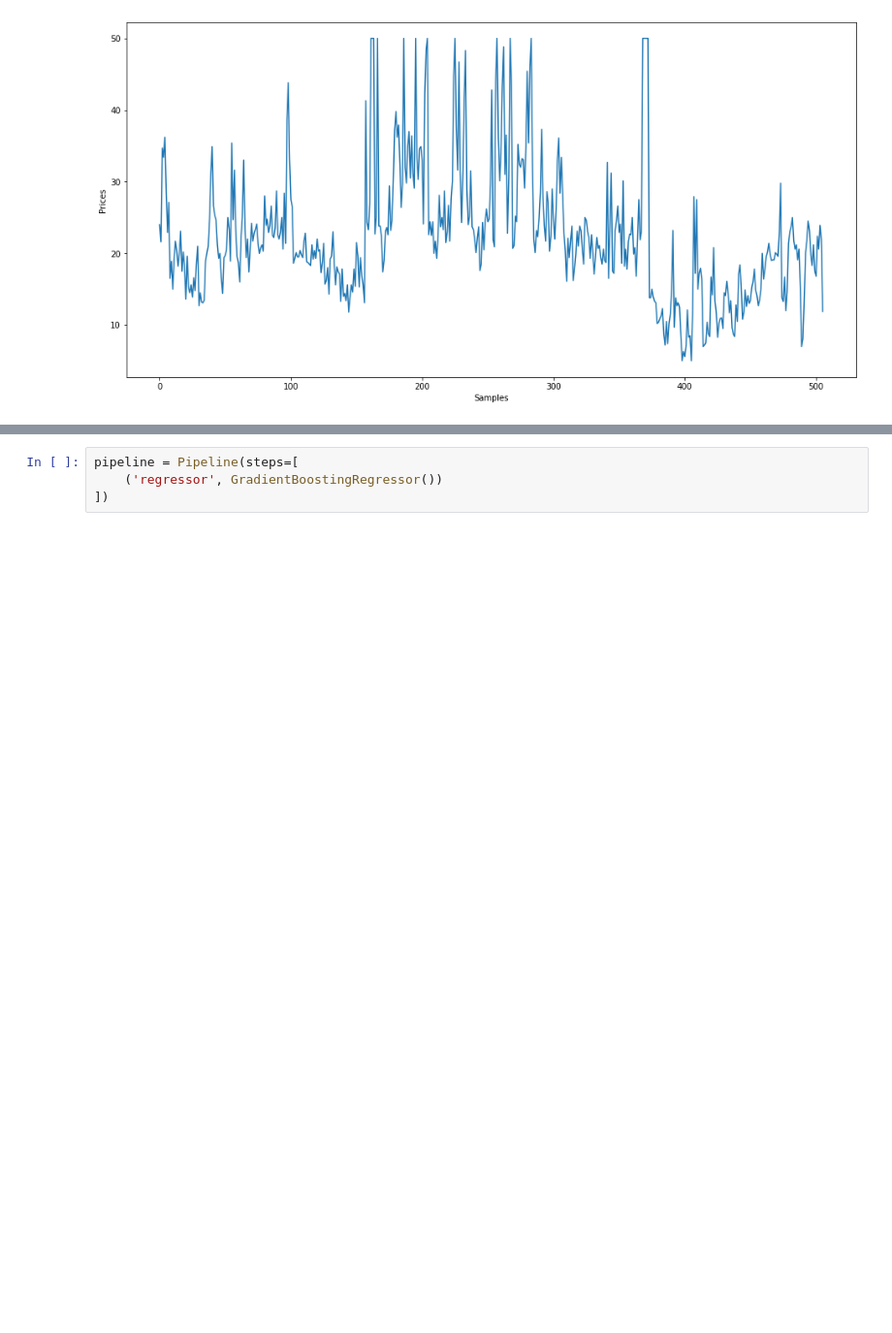
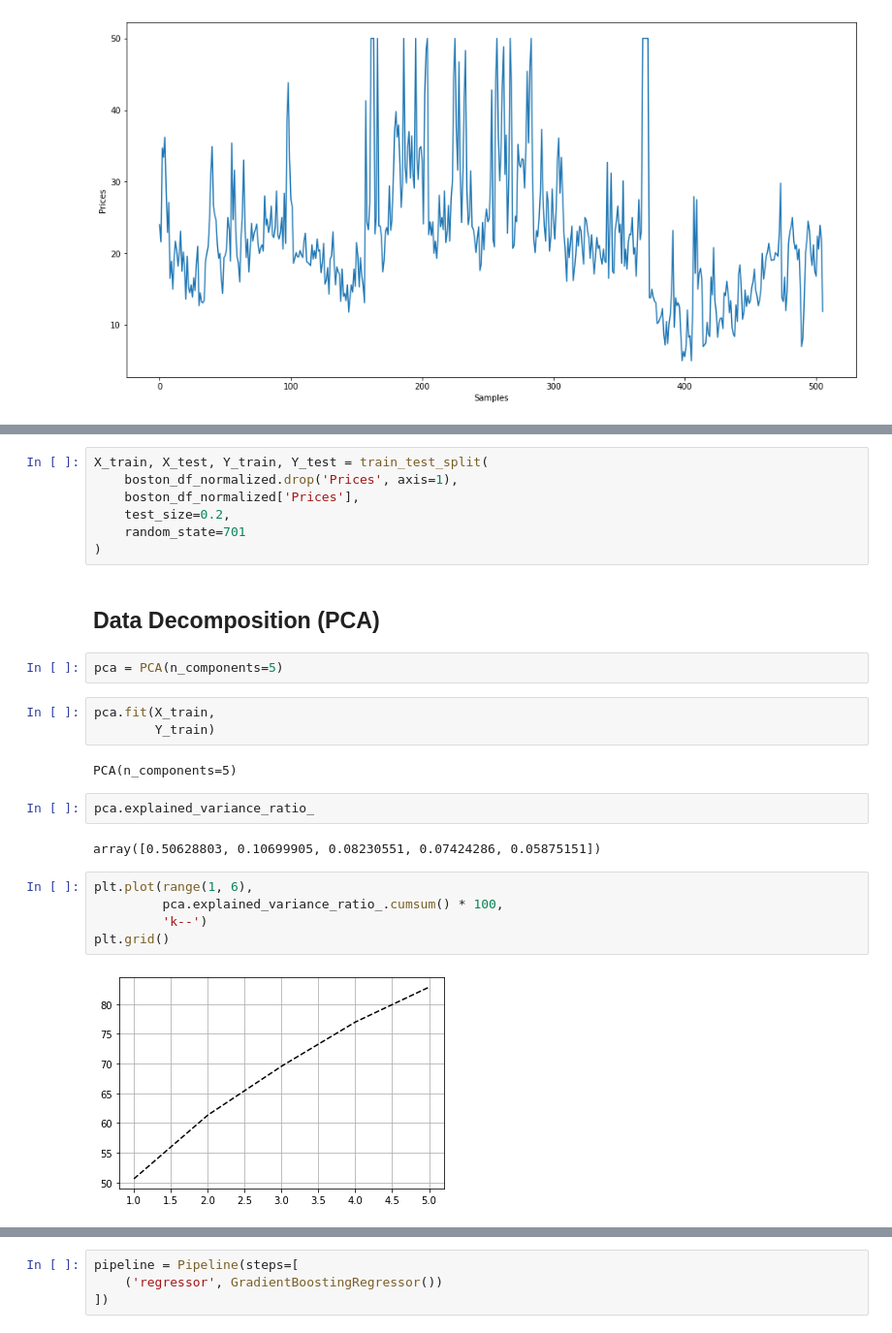
Before and after one commit to MatheusSC017/BostonHousingDataRegression, a Jupyter notebook: BostonHousingData.ipynb, the cells around one changed output, grey strips where cells are left out. Shown at 97% size. Cells and saved outputs as stored; diff of their text form; blank space fills up the shorter version.

```diff
--- a/BostonHousingData.ipynb
+++ b/BostonHousingData.ipynb
@@ -256,0 +369,27 @@ plt.plot(boston_df['Prices'])
+# %%
+X_train, X_test, Y_train, Y_test = train_test_split(
+    boston_df_normalized.drop('Prices', axis=1),
+    boston_df_normalized['Prices'],
+    test_size=0.2,
+    random_state=701
+)
+# %% [markdown]
+## Data Decomposition (PCA)
+# %%
+pca = PCA(n_components=5)
+# %%
+pca.fit(X_train,
+        Y_train)
+# %% [output]
+PCA(n_components=5)
+# %%
+pca.explained_variance_ratio_
+# %% [output]
+array([0.50628803, 0.10699905, 0.08230551, 0.07424286, 0.05875151])
+# %%
+plt.plot(range(1, 6),
+         pca.explained_variance_ratio_.cumsum() * 100,
+         'k--')
+plt.grid()
+# %% [output]
+[figure, added]
```
Also changed, not shown: parts of 58 cells of this notebook.
